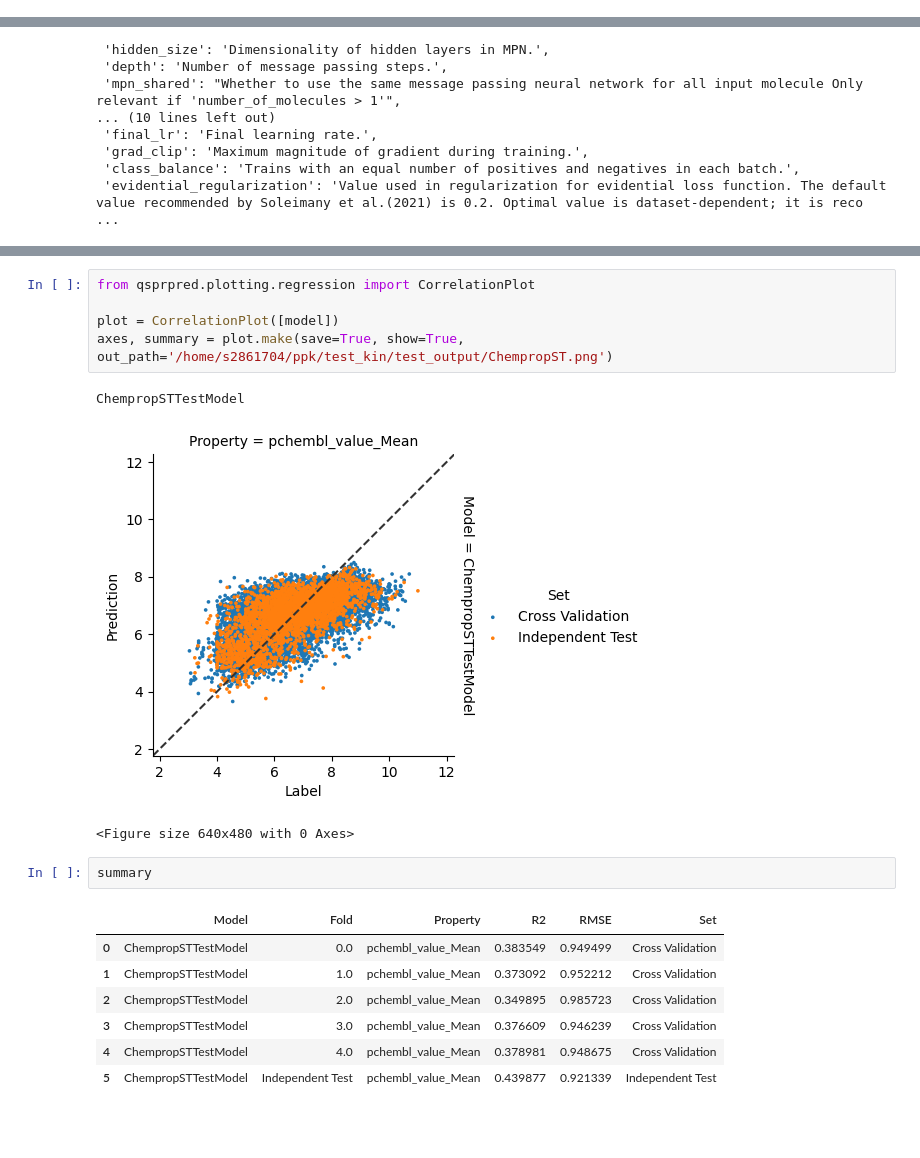
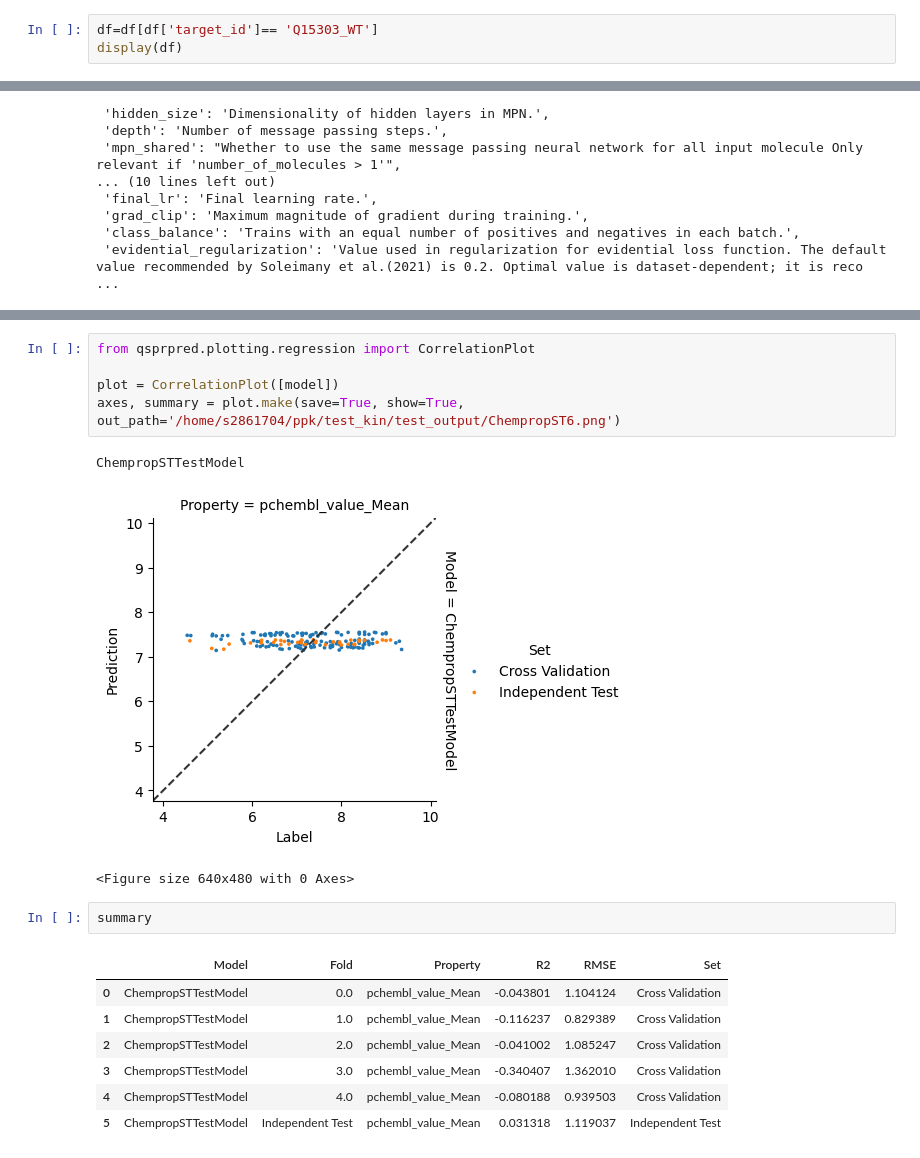
Before and after one commit to thijmenwroos/ppk, a Jupyter notebook: test_kin/chemprop_st.ipynb, the cells around one changed output, grey strips where cells are left out. Drawn from its saved outputs; the diff is of its cells as text; blank space fills up the shorter version.

```diff
--- a/test_kin/chemprop_st.ipynb
+++ b/test_kin/chemprop_st.ipynb
@@ -5,0 +34,3 @@
+# %%
+df=df[df['target_id']== 'Q15303_WT']
+display(df)
@@ -113,19 +160,19 @@ qsprpred - WARNING - Early stopping did not yield a best model, using last model
 # %%
 from qsprpred.plotting.regression import CorrelationPlot
 
 plot = CorrelationPlot([model])
-axes, summary = plot.make(save=True, show=True, out_path='/home/s2861704/ppk/test_kin/test_output/ChempropST.png')
+axes, summary = plot.make(save=True, show=True, out_path='/home/s2861704/ppk/test_kin/test_output/ChempropST6.png')
 # %% [output]
 ChempropSTTestModel
-[figure, old version]
+[figure, new version]
 <Figure size 640x480 with 0 Axes>
 # %%
 summary
 # %% [output]
 |  | Model | Fold | Property | R2 | RMSE | Set |
-| 0 | ChempropSTTestModel | 0.0 | pchembl_value_Mean | 0.383549 | 0.949499 | Cross Validation |
-| 1 | ChempropSTTestModel | 1.0 | pchembl_value_Mean | 0.373092 | 0.952212 | Cross Validation |
-| 2 | ChempropSTTestModel | 2.0 | pchembl_value_Mean | 0.349895 | 0.985723 | Cross Validation |
-| 3 | ChempropSTTestModel | 3.0 | pchembl_value_Mean | 0.376609 | 0.946239 | Cross Validation |
-| 4 | ChempropSTTestModel | 4.0 | pchembl_value_Mean | 0.378981 | 0.948675 | Cross Validation |
-| 5 | ChempropSTTestModel | Independent Test | pchembl_value_Mean | 0.439877 | 0.921339 | Independent Test |
+| 0 | ChempropSTTestModel | 0.0 | pchembl_value_Mean | -0.043801 | 1.104124 | Cross Validation |
+| 1 | ChempropSTTestModel | 1.0 | pchembl_value_Mean | -0.116237 | 0.829389 | Cross Validation |
+| 2 | ChempropSTTestModel | 2.0 | pchembl_value_Mean | -0.041002 | 1.085247 | Cross Validation |
+| 3 | ChempropSTTestModel | 3.0 | pchembl_value_Mean | -0.340407 | 1.362010 | Cross Validation |
+| 4 | ChempropSTTestModel | 4.0 | pchembl_value_Mean | -0.080188 | 0.939503 | Cross Validation |
+| 5 | ChempropSTTestModel | Independent Test | pchembl_value_Mean | 0.031318 | 1.119037 | Independent Test |
```
Also changed, not shown: parts of 5 cells of this notebook, 1 other file.
